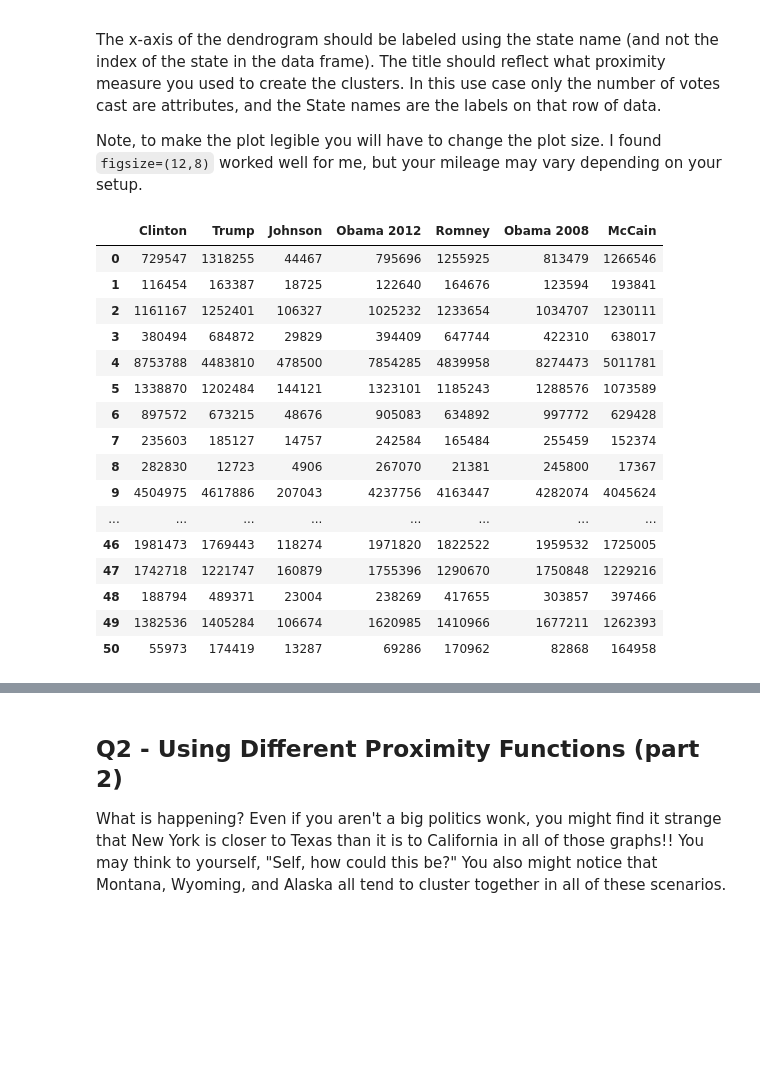
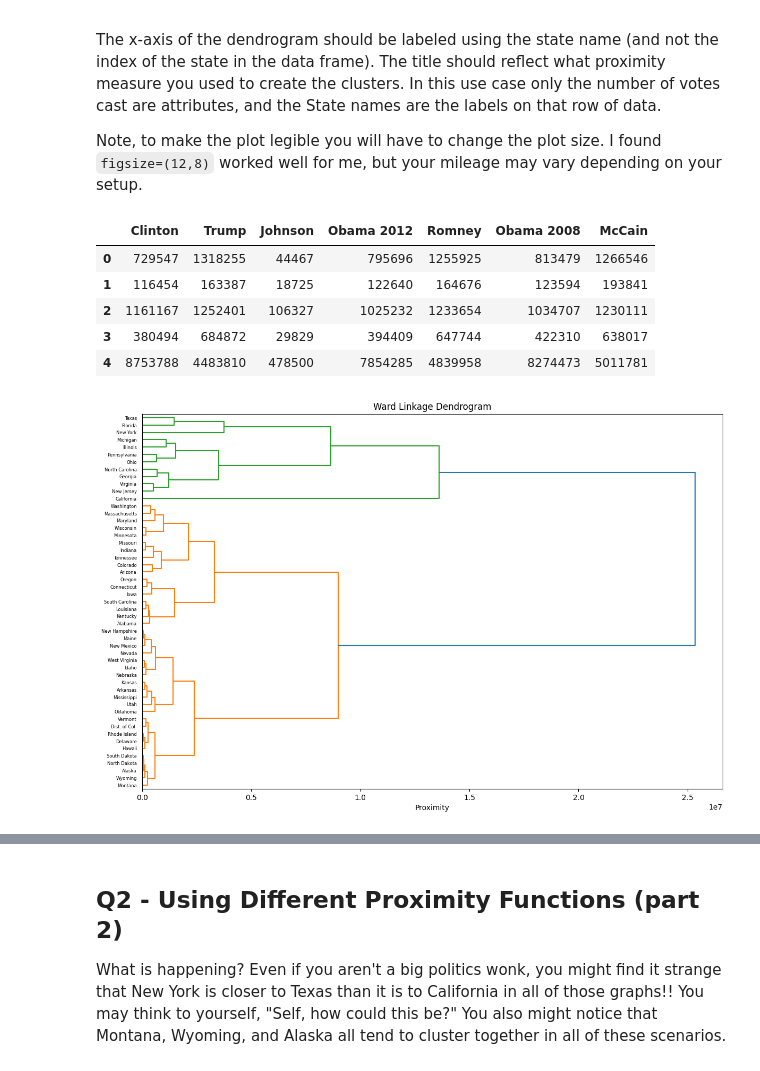
Before and after one commit to jack-mayberry/CS329E-Data-Analytics, a Jupyter notebook: Assignment 11/CS329E_HW11.ipynb, the cells around one changed output, grey strips where cells are left out. Cells and saved outputs as stored; diff of their text form; code cells hidden in the pictures; blank space fills up the shorter version.

```diff
--- a/Assignment 11/CS329E_HW11.ipynb
+++ b/Assignment 11/CS329E_HW11.ipynb
@@ -57,24 +57,15 @@ Note, to make the plot legible you will have to change the plot size.  I found `
 # %%
 # Load the data, save off the state names into another series and just leave the attributes.
 df_X = pd.read_csv('votes_by_state.csv')
 s_states = df_X['State']
 df_X = df_X.drop(columns=['State'])
-df_X
+
+df_X.head()
+# s_states
 # %% [output]
 |  | Clinton | Trump | Johnson | Obama 2012 | Romney | Obama 2008 | McCain |
 | 0 | 729547 | 1318255 | 44467 | 795696 | 1255925 | 813479 | 1266546 |
 | 1 | 116454 | 163387 | 18725 | 122640 | 164676 | 123594 | 193841 |
 | 2 | 1161167 | 1252401 | 106327 | 1025232 | 1233654 | 1034707 | 1230111 |
 | 3 | 380494 | 684872 | 29829 | 394409 | 647744 | 422310 | 638017 |
 | 4 | 8753788 | 4483810 | 478500 | 7854285 | 4839958 | 8274473 | 5011781 |
-| 5 | 1338870 | 1202484 | 144121 | 1323101 | 1185243 | 1288576 | 1073589 |
-| 6 | 897572 | 673215 | 48676 | 905083 | 634892 | 997772 | 629428 |
-| 7 | 235603 | 185127 | 14757 | 242584 | 165484 | 255459 | 152374 |
-| 8 | 282830 | 12723 | 4906 | 267070 | 21381 | 245800 | 17367 |
-| 9 | 4504975 | 4617886 | 207043 | 4237756 | 4163447 | 4282074 | 4045624 |
-| ... | ... | ... | ... | ... | ... | ... | ... |
-| 46 | 1981473 | 1769443 | 118274 | 1971820 | 1822522 | 1959532 | 1725005 |
-| 47 | 1742718 | 1221747 | 160879 | 1755396 | 1290670 | 1750848 | 1229216 |
-| 48 | 188794 | 489371 | 23004 | 238269 | 417655 | 303857 | 397466 |
-| 49 | 1382536 | 1405284 | 106674 | 1620985 | 1410966 | 1677211 | 1262393 |
-| 50 | 55973 | 174419 | 13287 | 69286 | 170962 | 82868 | 164958 |
@@ -86,0 +72,14 @@ df_X
+# %%
+# Plot the dendrogram for the Ward proximity measure
+# type(s_states)
+
+Z = linkage(df_X.values, method='ward')
+plt.figure(figsize=(12,8))
+dendrogram(Z, labels=s_states.tolist(), orientation='right')
+plt.title('Ward Linkage Dendrogram')
+plt.tight_layout()
+plt.xlabel('State')
+plt.xlabel('Proximity')
+plt.show()
+# %% [output]
+[figure, added]
```
Also changed, not shown: parts of 21 cells of this notebook.
